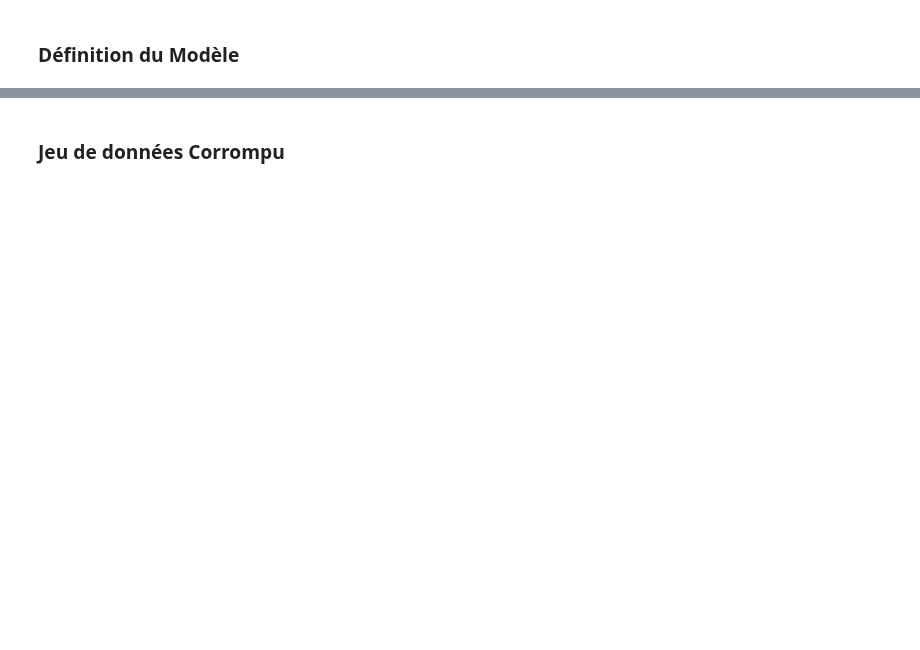
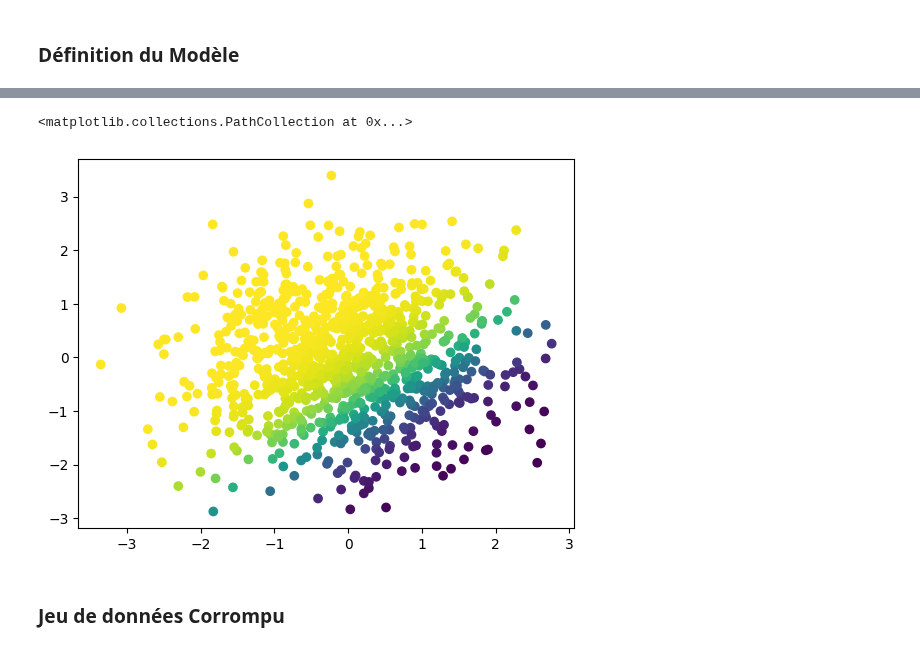
Before and after one commit to AI-Safety-X2023/playground, a Jupyter notebook: implementations/projects/poisoning/logistic_regression.ipynb, the cells around one changed output, grey strips where cells are left out. Cells and saved outputs as stored; diff of their text form; code cells hidden in the pictures; blank space fills up the shorter version.

```diff
--- a/implementations/projects/poisoning/logistic_regression.ipynb
+++ b/implementations/projects/poisoning/logistic_regression.ipynb
@@ -65,13 +75,11 @@ plt.scatter(X1, X2, c=y)
 # %%
+batch_size = 16
 
-N=len(S)
-
-S_train, S_test = random_split(S,[int(0.8*N),int(0.2*N)])
-
-
-batch_size = 16
-train_loader = DataLoader(S_train, batch_size=batch_size, shuffle=True)
-val_loader = DataLoader(S_test, batch_size=batch_size)
+def train_test_split(S):
+    S_train, S_test = random_split(S, [0.8, 0.2])
+    train_loader = DataLoader(S_train, batch_size=batch_size, shuffle=True)
+    val_loader = DataLoader(S_test, batch_size=batch_size)
+    return train_loader, val_loader
 # %% [markdown]
 ### Définition du Modèle
 # %%
@@ -84,8 +92,15 @@ class LogisticRegressionModel(nn.Module):
         return torch.sigmoid(self.linear(x))  # Sigmoïde pour la probabilité
 
 model = LogisticRegressionModel(input_dim=2)  # 2 caractéristiques
+# %%
+def make_optimizer(model):
+    # Descente de gradient
+    return optim.SGD(model.parameters(), lr=0.01)
 # %%
 # 3. Définir la fonction de perte et l'optimiseur
 criterion = nn.BCELoss()  # Binary Cross-Entropy Loss
-optimizer = optim.SGD(model.parameters(), lr=0.01)  # Descente de gradient
+
+# ATTENTION : il faut absolument recréer l'optimizer
+# à chaque fois qu'on ré-entraîne un nouveau modèle
+optimizer = make_optimizer(model)
 # %% [markdown]
@@ -133,0 +137,10 @@ Epoch 100/100, Loss: 0.1948, Val Loss: 0.1326
+# %%
+train_loader, val_loader = train_test_split(S)
+train_model(model, train_loader, val_loader, verbose=True)
+
+model.eval()
+# S.tensors[0] ?
+
+# TODO: tracer la frontière de prédiction et la frontière réelle
+plt.scatter(X1,X2,c = model(S[:][0]).detach().clone())
+# %% [output]
@@ -134,3 +157,5 @@ Epoch 100/100, Loss: 0.1948, Val Loss: 0.1326
+<matplotlib.collections.PathCollection at 0x...>
+[figure, added]
 # %% [markdown]
 ### Jeu de données Corrompu
 # %%
```
Also changed, not shown: parts of 25 cells of this notebook.
